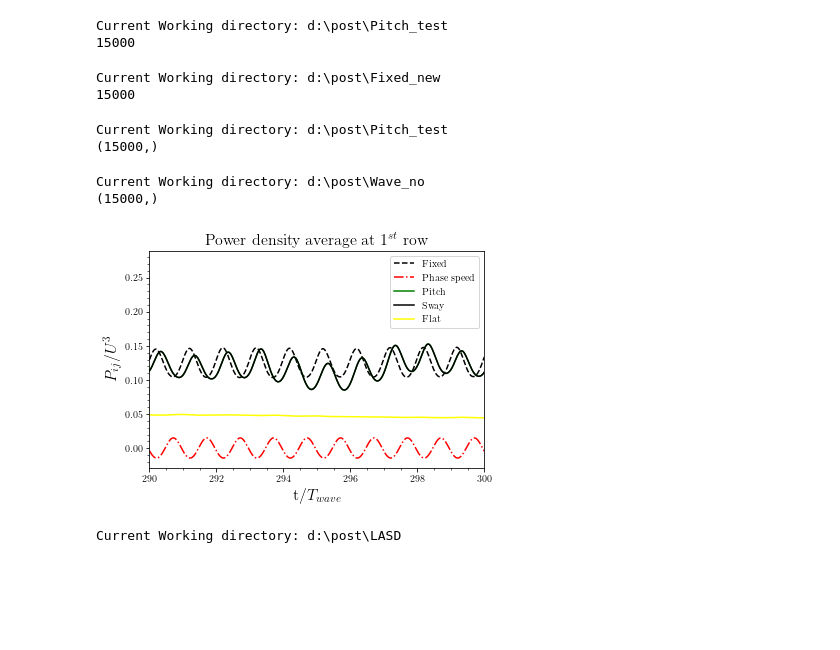
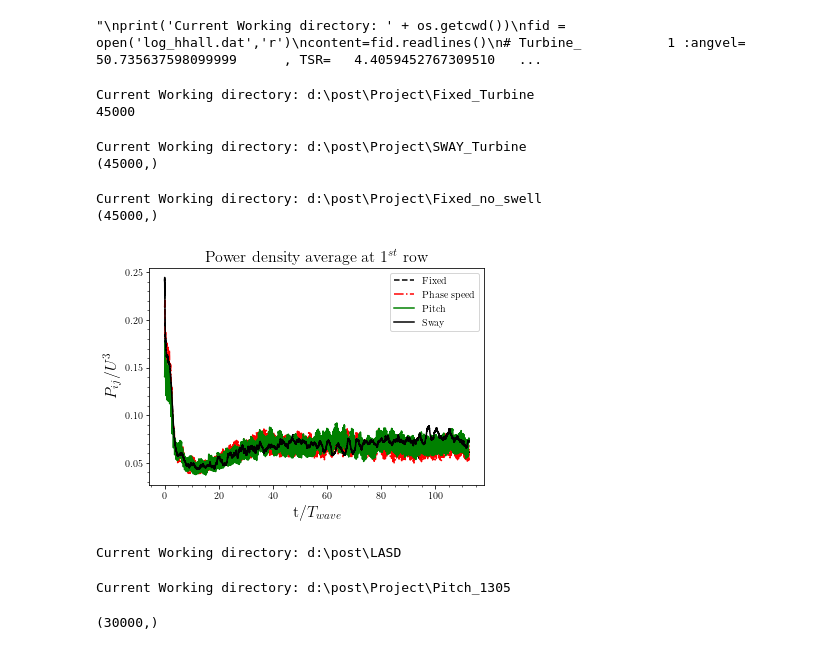
Before and after one commit to LongDaniel/post, a Jupyter notebook: Extract_hh.ipynb, the cells around one changed output. Cells and saved outputs as stored; diff of their text form; code cells hidden in the pictures; blank space fills up the shorter version.

```diff
--- a/Extract_hh.ipynb
+++ b/Extract_hh.ipynb
@@ -16,7 +16,8 @@ Current Working directory: d:\post\Pitch_test
 # %%
 #Declare some variable
-#dt = 0.3150659270686558
-dt = 0.2941315855
+dt = 0.3150659270686558
+#dt = 0.2941315855
+#dt = 0.68543297937
 nturbinex = 4
 nturbiney = 4
 nturbine = 16
@@ -32,8 +33,8 @@ time = []
 #Mean velocity
 U = 11.5258407161
 #frequency of wave
-#omega = 0.0498561155567
-omega = 0.42723635380725111
+omega = 0.0498561155567
+#omega = 0.42723635380725111
 #wave period
 T = 2*np.pi/omega
 #turbine hub height
@@ -41,7 +42,8 @@ H_hub = 70.0
 #Rotational angular period
 T_turb = 42.84
 #wave period
-T_wave = 14.706579276758511
+#T_wave = 14.706579276758511
+T_wave = 126.02637082768938
 # %%
 fid = open('log.uref','r')
 content=fid.readlines()
@@ -105,6 +107,7 @@ power_density = x/(Sx*Sy*D)
 power_density_average_pitch = np.mean(power_density, axis = 1)
 #power_density_average_pitch = np.mean(power_density, axis = 2)[:,0]
 # %%
+'''
 print('Current Working directory: ' + os.getcwd())
 fid = open('log_hhall.dat','r')
 content=fid.readlines()
@@ -122,11 +125,11 @@ for i in range(int(nline)):
 fid.close()
 
 np.savetxt('hh.dat', hh)
+'''
 # %% [output]
-Current Working directory: d:\post\Pitch_test
-15000
+"\nprint('Current Working directory: ' + os.getcwd())\nfid = open('log_hhall.dat','r')\ncontent=fid.readlines()\n# Turbine_           1 :angvel=   50.735637598099999      , TSR=   4.4059452767309510   ...
 # %%
-path = 'd:\post\Fixed_new'
+path = 'd:\post\Project\Fixed_Turbine'
 os.chdir(path)
 print('Current Working directory: ' + os.getcwd())
 #Data Frame
@@ -143,11 +146,11 @@ power_density_average = np.mean(power_density, axis = 1)
 #power_density_average = np.mean(power_density, axis = 2)[:,0]
 print(len(power_density_average))
 # %% [output]
-Current Working directory: d:\post\Fixed_new
-15000
+Current Working directory: d:\post\Project\Fixed_Turbine
+45000
 # %%
 
-path = 'd:\post\Pitch_test'
+path = 'd:\post\Project\SWAY_Turbine'
 os.chdir(path)
 print('Current Working directory: ' + os.getcwd())
 #Data Frame
@@ -165,10 +168,10 @@ power_density_average_sway = np.mean(power_density, axis = 1)
 #power_density_average_sway = np.mean(power_density, axis = 2)[:,0]
 print(power_density_average_sway.shape)
 # %% [output]
-Current Working directory: d:\post\Pitch_test
-(15000,)
+Current Working directory: d:\post\Project\SWAY_Turbine
+(45000,)
 # %%
-path = 'd:\post\Wave_no'
+path = 'd:\post\Project\Fixed_no_swell'
 os.chdir(path)
 print('Current Working directory: ' + os.getcwd())
 #Data Frame
@@ -186,41 +189,42 @@ power_density_average_flat = np.mean(power_density, axis = 1)
 #power_density_average_flat = np.mean(power_density, axis = 2)[:,0]
 print(power_density_average_flat.shape)
 # %% [output]
-Current Working directory: d:\post\Wave_no
-(15000,)
+Current Working directory: d:\post\Project\Fixed_no_swell
+(45000,)
 # %%
 #plot
 %matplotlib inline
 mpl.rcParams['font.family'] = 'san-serif'
 plt.rcParams['text.usetex'] = True
 #plt.style.use('classic')
 fig, ax = plt.subplots()
-plt.plot(time, power_density_average,time, -hh*1e-02,\
+plt.plot(time, power_density_average,\
+        #time, -hh*1e-02,\
          time, power_density_average_pitch[0:len(time)],\
          time, power_density_average_sway[0:len(time)],\
          time, power_density_average_flat[0:len(time)])
 plt.gca().get_lines()[0].set_color("black")
 plt.gca().get_lines()[1].set_color("red")
 plt.gca().get_lines()[2].set_color("green")
 plt.gca().get_lines()[3].set_color("black")
-plt.gca().get_lines()[4].set_color("yellow")
+#plt.gca().get_lines()[4].set_color("yellow")
 plt.gca().get_lines()[0].set_linestyle("--")
 plt.gca().get_lines()[1].set_linestyle("-.")
 plt.gca().get_lines()[2].set_linestyle("-")
 plt.gca().get_lines()[3].set_linestyle("-")
-plt.gca().get_lines()[4].set_linestyle("-")
+#plt.gca().get_lines()[4].set_linestyle("-")
 
 ax.legend(['Fixed','Phase speed','Pitch', 'Sway', 'Flat'], loc='upper right')
 ax.set_xlabel('t/$T_{wave}$', fontsize=16)
 ax.set_ylabel('$P_{ij}/U^{3}$', fontsize = 16)
 ax.set_title('Power density average at $1^{st}$ row', fontsize=16)
 ax.xaxis.set_minor_locator(tck.AutoMinorLocator())
 ax.yaxis.set_minor_locator(tck.AutoMinorLocator())
-plt.xlim([290,300])
+#plt.xlim([290,300])
 #plt.ylim([-0.02,0.16])
 plt.show()
 # %% [output]
-[figure, old version]
+[figure, new version]
 # %%
 path = 'd:\post\LASD'
 os.chdir(path)
@@ -240,13 +244,35 @@ power_density_average_LASD = np.mean(power_density, axis = 1)
 #power_density_average_sway = np.mean(power_density, axis = 2)[:,0]
 # %% [output]
 Current Working directory: d:\post\LASD
+# %%
+path = 'd:\post\Project\Pitch_1305'
+os.chdir(path)
+print('Current Working directory: ' + os.getcwd())
+#Data Frame
+data = pd.read_csv('coeff.dat', sep = '\s+', header = None)
+data = pd.DataFrame(data)
+x = data[4] #Turbine power
+#rearrange series to array multidimensional
+x = np.array(x)
+x = x.reshape([int(len(data)/nturbine), nturbine])
+#x = x.reshape([int(len(data)/nturbine), nturbiney, nturbinex])
+#print(x[0,0,:])
+#calculate power density
+power_density = x/(Sx*Sy*D)
+power_density_average_fixed = np.mean(power_density, axis = 1)
+# %% [output]
+Current Working directory: d:\post\Project\Pitch_1305
 # %%
-from scipy.fft import fft
-power_density_hat = np.absolute(fft(power_density_average))
-num = np.size(time)
+print(power_density_average_fixed.shape)
+from scipy.fft import fft, fftfreq
+power_density_hat = np.absolute(fft(power_density_average_fixed[4500:6000]))
+num = np.size(time[:1500])
 N = len(power_density_hat)
 n = np.arange(N)
-freq = n/time[-1]
+freq = n/time[1500]
+#freq = np .abs(fftfreq(N, d=time[1]-time[0]))
+# %% [output]
+(30000,)
 # %%
 fig, ax = plt.subplots()
 plt.plot(freq, power_density_hat)
```
Also changed, not shown: parts of 3 cells of this notebook, 5 other files.
